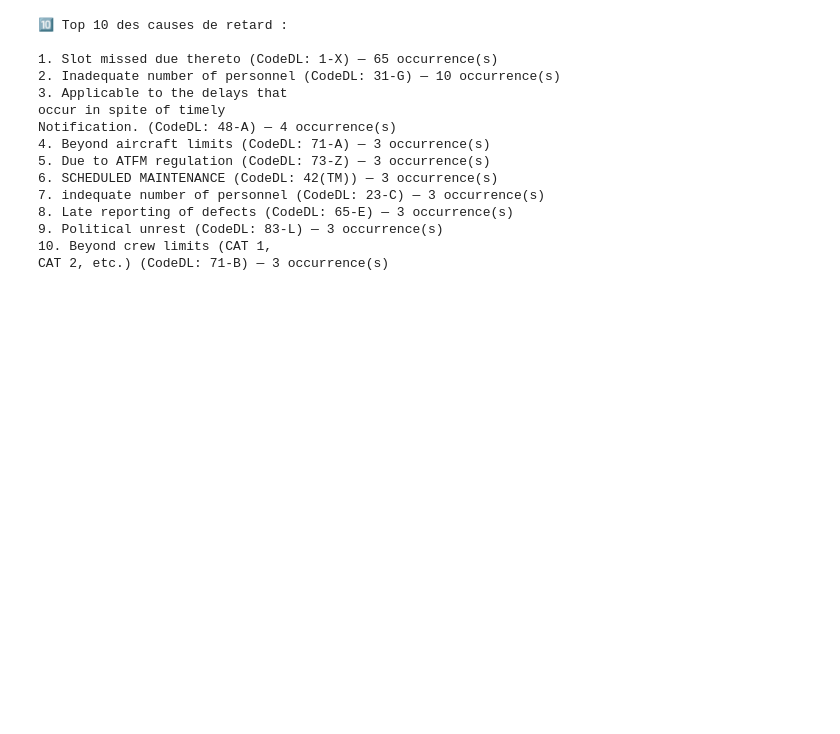
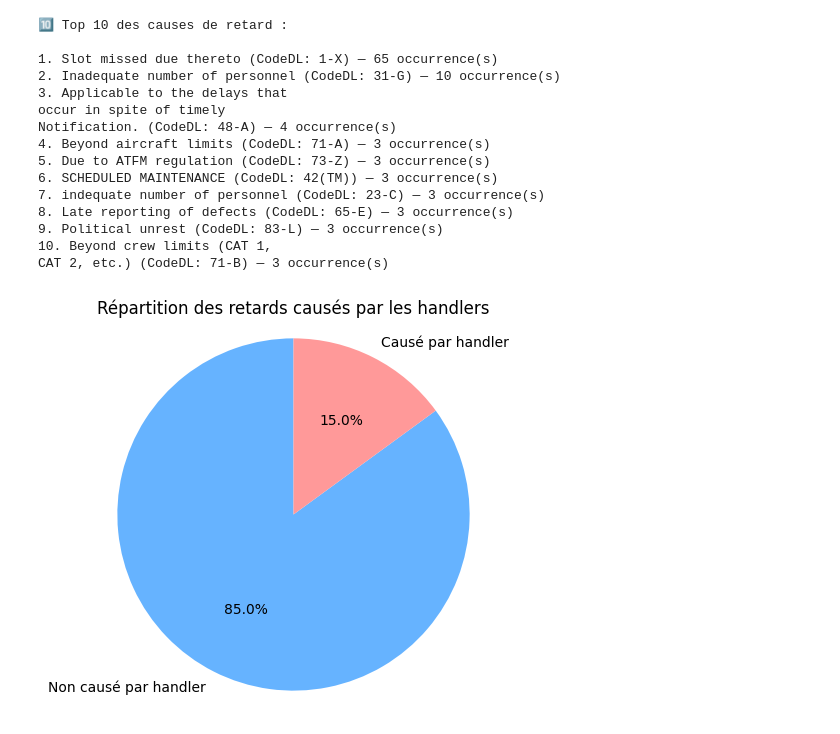
Before and after one commit to ZahraZellazi/DelayPrediction, a Jupyter notebook: DelayPrediction.ipynb, the cells around one changed output. Saved outputs shown, nothing was run; the diff lists cells and outputs as text; code cells hidden in the pictures; blank space fills up the shorter version.

```diff
--- a/DelayPrediction.ipynb
+++ b/DelayPrediction.ipynb
@@ -827,3 +827,18 @@ Notification. (CodeDL: 48-A) — 4 occurrence(s)
 9. Political unrest (CodeDL: 83-L) — 3 occurrence(s)
 10. Beyond crew limits (CAT 1,
 CAT 2, etc.) (CodeDL: 71-B) — 3 occurrence(s)
+# %%
+# =========================
+# 2️⃣ Pie chart pour Handler (True/False)
+# =========================
+handler_counts = coderetard['Handler'].value_counts()
+labels = ['Non causé par handler', 'Causé par handler'] if True in handler_counts.index else handler_counts.index
+colors = ['#66b3ff', '#ff9999']
+
+plt.figure(figsize=(5, 5))
+plt.pie(handler_counts, labels=labels, autopct='%1.1f%%', startangle=90, colors=colors)
+plt.title("Répartition des retards causés par les handlers")
+plt.axis('equal')  # Cercle parfait
+plt.show()
+# %% [output]
+[figure, added]
```
Also changed, not shown: parts of 2 cells of this notebook.
